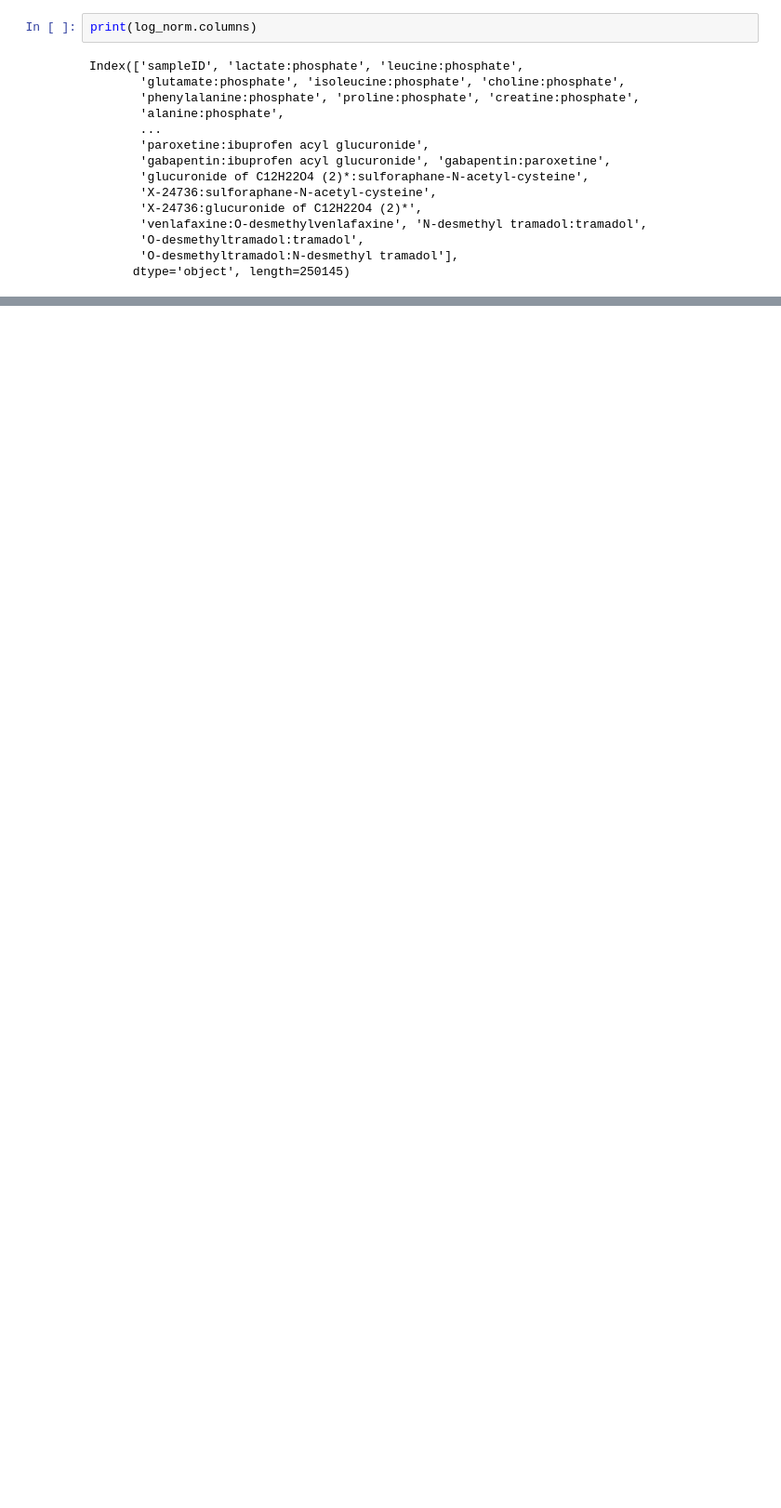
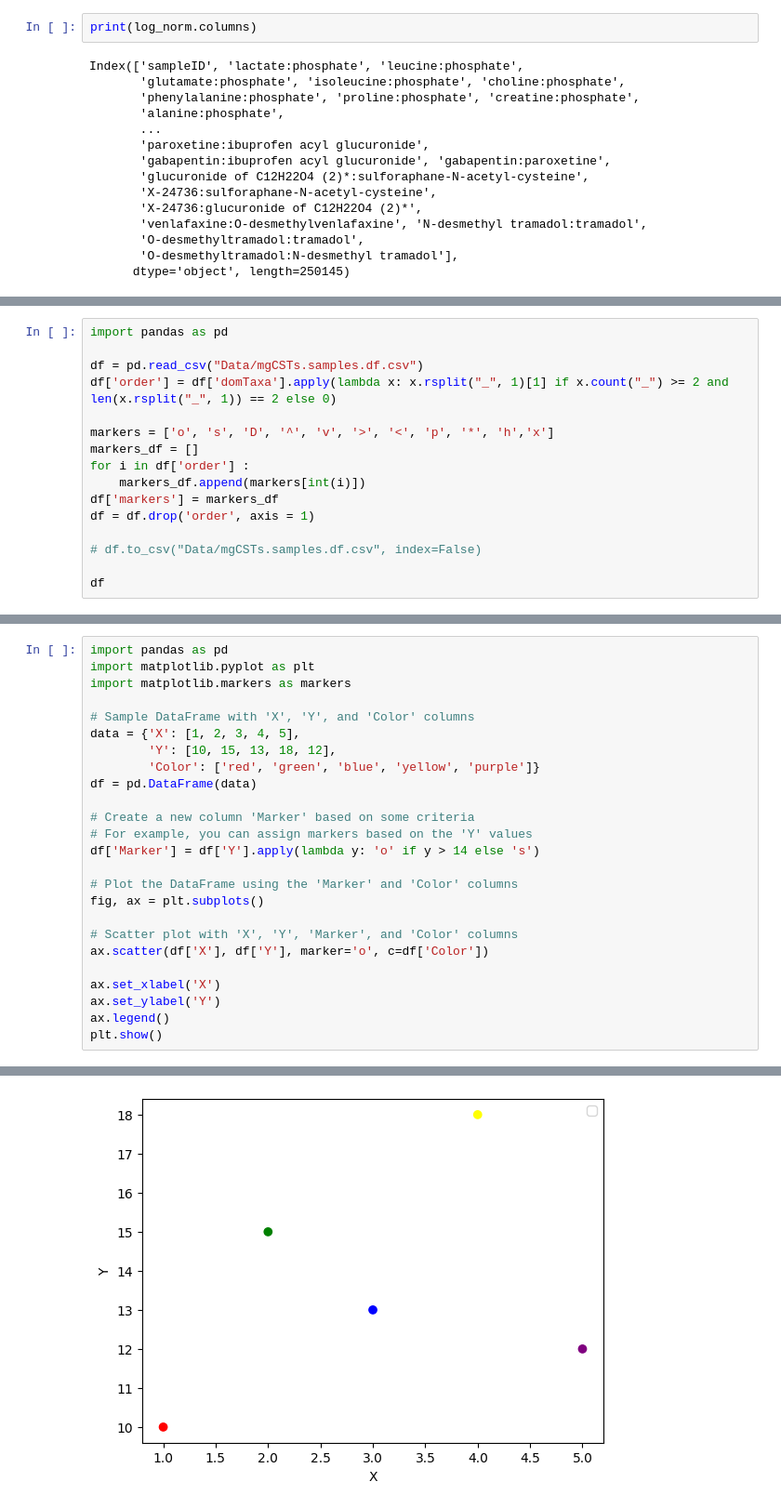
Before and after one commit to AmauryMaros/mgss2, a Jupyter notebook: draft.ipynb, the cells around one changed output, grey strips where cells are left out. Shown at 93% size. Cells and saved outputs as stored; diff of their text form; blank space fills up the shorter version.

```diff
--- a/draft.ipynb
+++ b/draft.ipynb
@@ -280,0 +279,16 @@ Index(['sampleID', 'lactate:phosphate', 'leucine:phosphate',
+# %%
+import pandas as pd
+
+df = pd.read_csv("Data/mgCSTs.samples.df.csv")
+df['order'] = df['domTaxa'].apply(lambda x: x.rsplit("_", 1)[1] if x.count("_") >= 2 and len(x.rsplit("_", 1)) == 2 else 0)
+
+markers = ['o', 's', 'D', '^', 'v', '>', '<', 'p', '*', 'h','x']
+markers_df = []
+for i in df['order'] :
+    markers_df.append(markers[int(i)])
+df['markers'] = markers_df
+df = df.drop('order', axis = 1)
+
+# df.to_csv("Data/mgCSTs.samples.df.csv", index=False)
+
+df
@@ -280,0 +309,26 @@ Index(['sampleID', 'lactate:phosphate', 'leucine:phosphate',
+# %%
+import pandas as pd
+import matplotlib.pyplot as plt
+import matplotlib.markers as markers
+
+# Sample DataFrame with 'X', 'Y', and 'Color' columns
+data = {'X': [1, 2, 3, 4, 5],
+        'Y': [10, 15, 13, 18, 12],
+        'Color': ['red', 'green', 'blue', 'yellow', 'purple']}
+df = pd.DataFrame(data)
+
+# Create a new column 'Marker' based on some criteria
+# For example, you can assign markers based on the 'Y' values
+df['Marker'] = df['Y'].apply(lambda y: 'o' if y > 14 else 's')
+
+# Plot the DataFrame using the 'Marker' and 'Color' columns
+fig, ax = plt.subplots()
+
+# Scatter plot with 'X', 'Y', 'Marker', and 'Color' columns
+ax.scatter(df['X'], df['Y'], marker='o', c=df['Color'])
+
+ax.set_xlabel('X')
+ax.set_ylabel('Y')
+ax.legend()
+plt.show()
+# %% [output]
@@ -280,0 +336 @@ Index(['sampleID', 'lactate:phosphate', 'leucine:phosphate',
+[figure, added]
```
Also changed, not shown: parts of 4 cells of this notebook, 3 other files.
